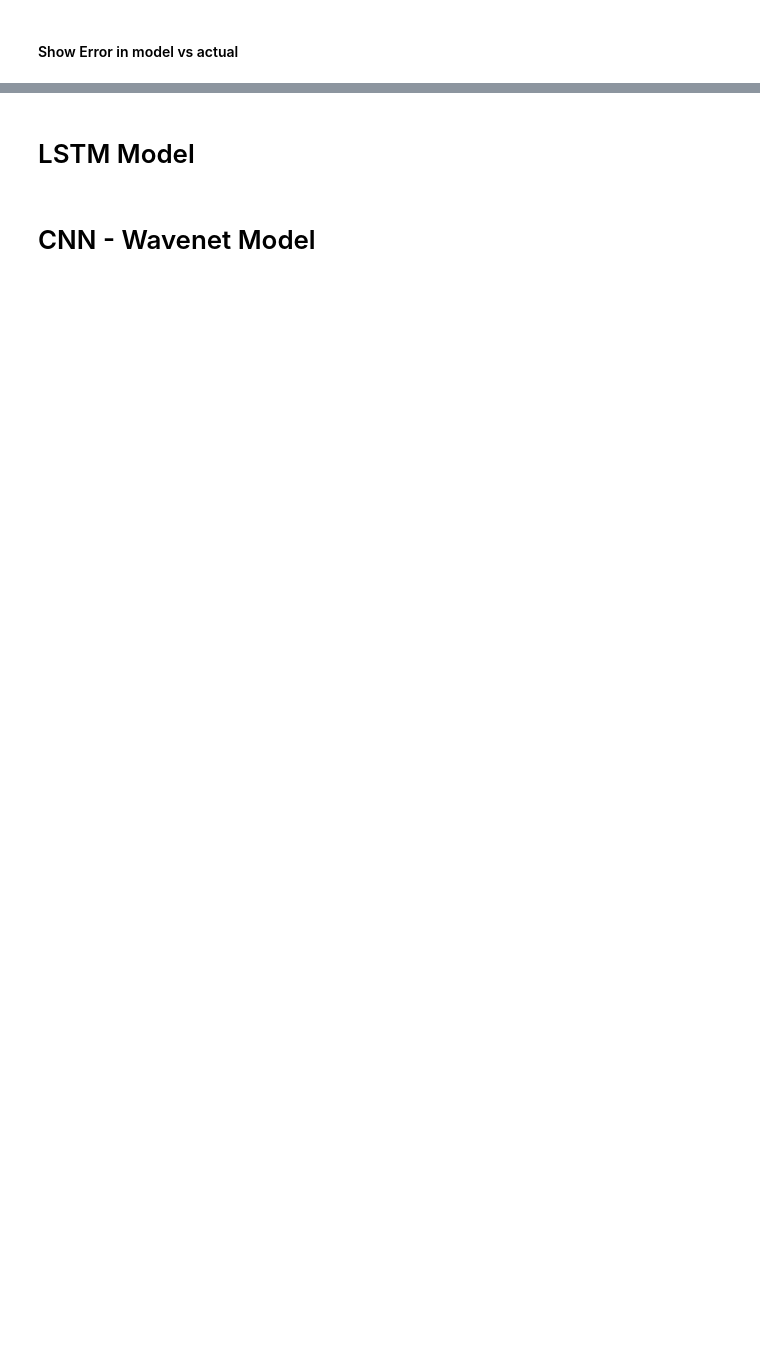
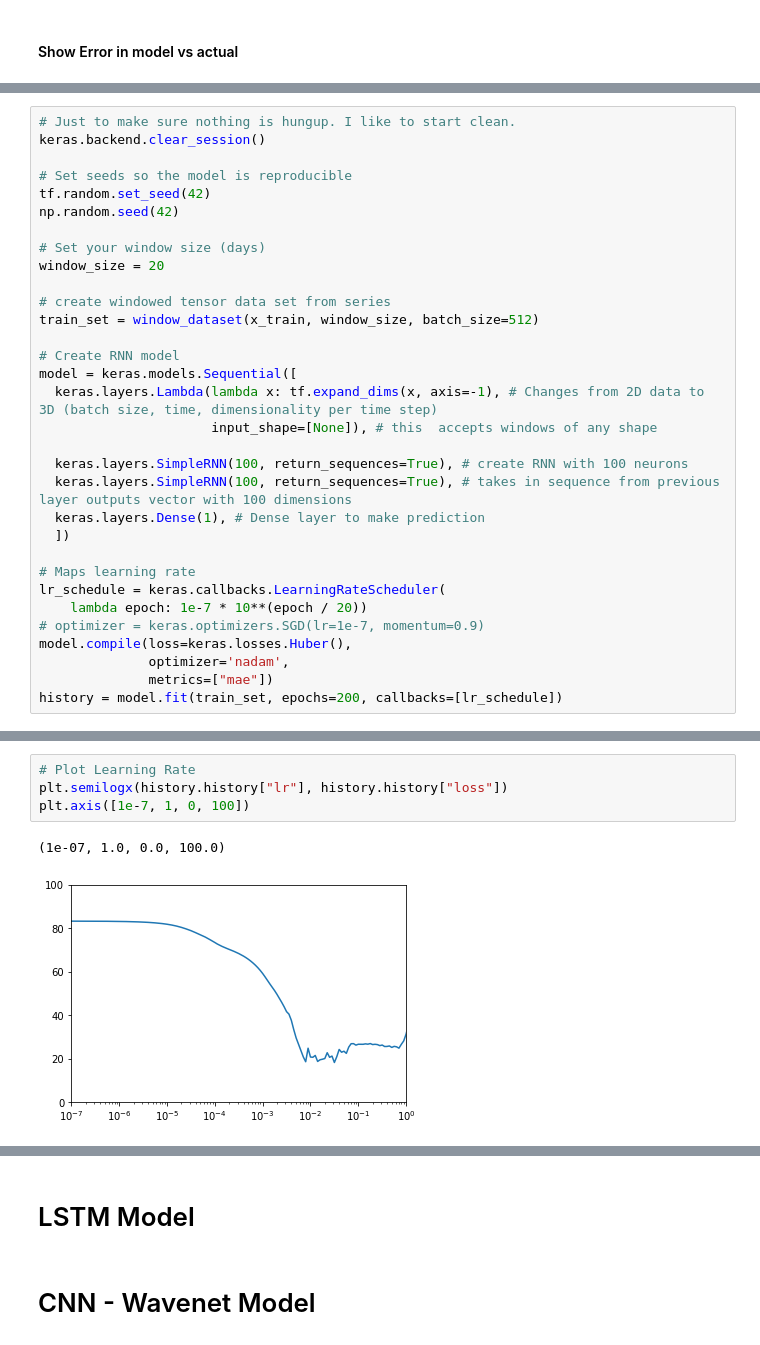
Before and after one commit to bsamaha/SPY-Time-Series-Predictions, a Jupyter notebook: Time Series Forecasting of ETFs.ipynb, the cells around one changed output, grey strips where cells are left out. Cells and saved outputs as stored; diff of their text form; blank space fills up the shorter version.

```diff
--- a/Time Series Forecasting of ETFs.ipynb
+++ b/Time Series Forecasting of ETFs.ipynb
@@ -433,0 +479,32 @@ plt.show()
+# %%
+# Just to make sure nothing is hungup. I like to start clean.
+keras.backend.clear_session()
+
+# Set seeds so the model is reproducible
+tf.random.set_seed(42)
+np.random.seed(42)
+
+# Set your window size (days)
+window_size = 20
+
+# create windowed tensor data set from series
+train_set = window_dataset(x_train, window_size, batch_size=512)
+
+# Create RNN model
+model = keras.models.Sequential([
+  keras.layers.Lambda(lambda x: tf.expand_dims(x, axis=-1), # Changes from 2D data to 3D (batch size, time, dimensionality per time step)
+                      input_shape=[None]), # this  accepts windows of any shape
+
+  keras.layers.SimpleRNN(100, return_sequences=True), # create RNN with 100 neurons
+  keras.layers.SimpleRNN(100, return_sequences=True), # takes in sequence from previous layer outputs vector with 100 dimensions
+  keras.layers.Dense(1), # Dense layer to make prediction
+  ])
+
+# Maps learning rate
+lr_schedule = keras.callbacks.LearningRateScheduler(
+    lambda epoch: 1e-7 * 10**(epoch / 20))
+# optimizer = keras.optimizers.SGD(lr=1e-7, momentum=0.9)
+model.compile(loss=keras.losses.Huber(),
+              optimizer='nadam',
+              metrics=["mae"])
+history = model.fit(train_set, epochs=200, callbacks=[lr_schedule])
@@ -433,0 +529,7 @@ plt.show()
+# %%
+# Plot Learning Rate
+plt.semilogx(history.history["lr"], history.history["loss"])
+plt.axis([1e-7, 1, 0, 100])
+# %% [output]
+(1e-07, 1.0, 0.0, 100.0)
+[figure, added]
```
Also changed, not shown: parts of 41 cells of this notebook, 5 other files.
